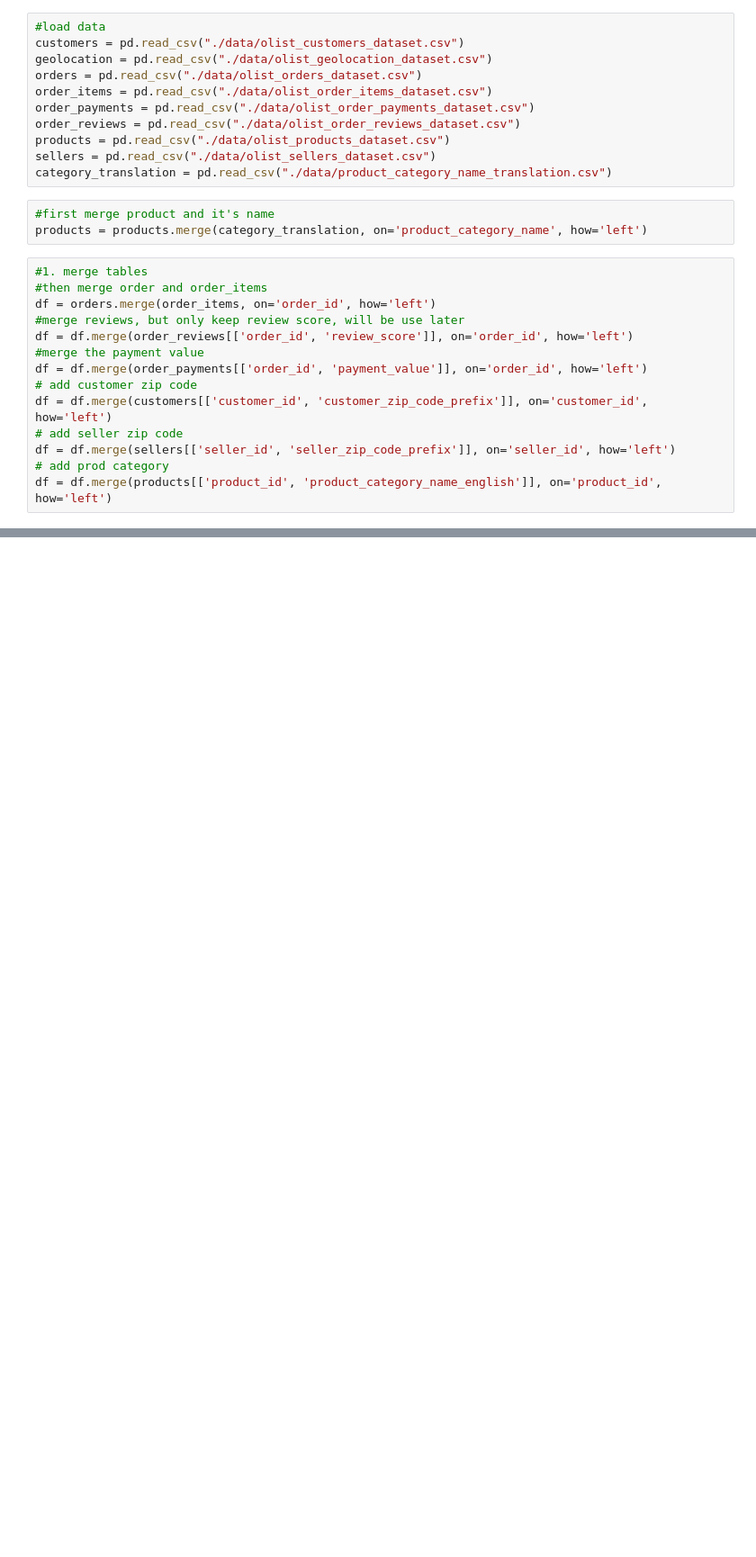
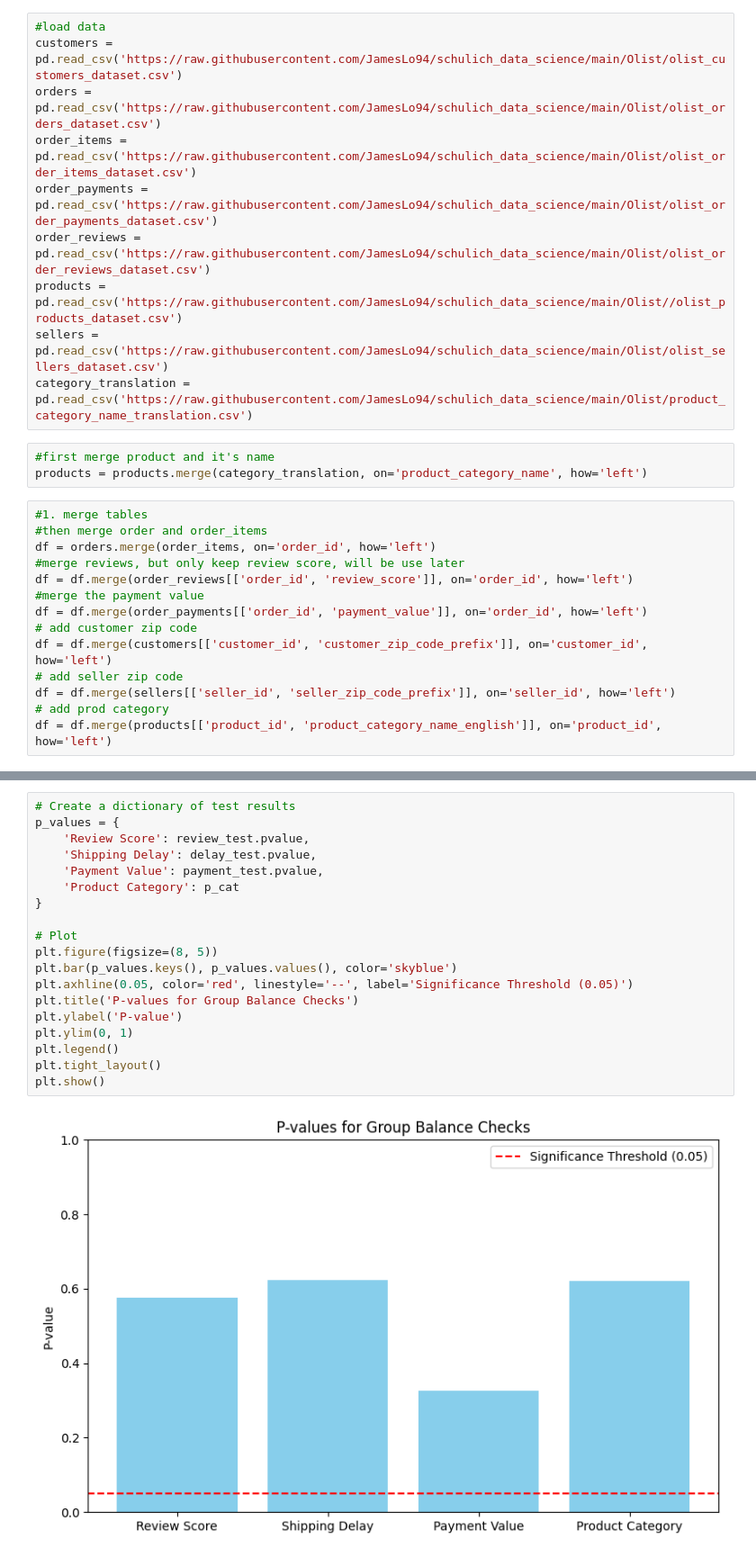
Before and after one commit to JamesLo94/schulich_data_science, a Jupyter notebook: Olist/Olist_analysis (1).ipynb, the cells around one changed output, grey strips where cells are left out. Shown: that part at 90% size. Drawn from its saved outputs; the diff is of its cells as text; blank space fills up the shorter version.

```diff
--- a/Olist/Olist_analysis (1).ipynb
+++ b/Olist/Olist_analysis (1).ipynb
@@ -6,14 +7,13 @@ import os
 # %%
 #load data
-customers = pd.read_csv("./data/olist_customers_dataset.csv")
-geolocation = pd.read_csv("./data/olist_geolocation_dataset.csv")
-orders = pd.read_csv("./data/olist_orders_dataset.csv")
-order_items = pd.read_csv("./data/olist_order_items_dataset.csv")
-order_payments = pd.read_csv("./data/olist_order_payments_dataset.csv")
-order_reviews = pd.read_csv("./data/olist_order_reviews_dataset.csv")
-products = pd.read_csv("./data/olist_products_dataset.csv")
-sellers = pd.read_csv("./data/olist_sellers_dataset.csv")
-category_translation = pd.read_csv("./data/product_category_name_translation.csv")
+customers = pd.read_csv('https://raw.githubusercontent.com/JamesLo94/schulich_data_science/main/Olist/olist_customers_dataset.csv')
+orders = pd.read_csv('https://raw.githubusercontent.com/JamesLo94/schulich_data_science/main/Olist/olist_orders_dataset.csv')
+order_items = pd.read_csv('https://raw.githubusercontent.com/JamesLo94/schulich_data_science/main/Olist/olist_order_items_dataset.csv')
+order_payments = pd.read_csv('https://raw.githubusercontent.com/JamesLo94/schulich_data_science/main/Olist/olist_order_payments_dataset.csv')
+order_reviews = pd.read_csv('https://raw.githubusercontent.com/JamesLo94/schulich_data_science/main/Olist/olist_order_reviews_dataset.csv')
+products = pd.read_csv('https://raw.githubusercontent.com/JamesLo94/schulich_data_science/main/Olist//olist_products_dataset.csv')
+sellers = pd.read_csv('https://raw.githubusercontent.com/JamesLo94/schulich_data_science/main/Olist/olist_sellers_dataset.csv')
+category_translation = pd.read_csv('https://raw.githubusercontent.com/JamesLo94/schulich_data_science/main/Olist/product_category_name_translation.csv')
 # %%
 #first merge product and it's name
 products = products.merge(category_translation, on='product_category_name', how='left')
@@ -90,0 +156,21 @@ NameError: name 'df' is not defined
+# %%
+# Create a dictionary of test results
+p_values = {
+    'Review Score': review_test.pvalue,
+    'Shipping Delay': delay_test.pvalue,
+    'Payment Value': payment_test.pvalue,
+    'Product Category': p_cat
+}
+
+# Plot
+plt.figure(figsize=(8, 5))
+plt.bar(p_values.keys(), p_values.values(), color='skyblue')
+plt.axhline(0.05, color='red', linestyle='--', label='Significance Threshold (0.05)')
+plt.title('P-values for Group Balance Checks')
+plt.ylabel('P-value')
+plt.ylim(0, 1)
+plt.legend()
+plt.tight_layout()
+plt.show()
+# %% [output]
+[figure, added]
```
Also changed, not shown: parts of 3 cells of this notebook, 1 other file.
